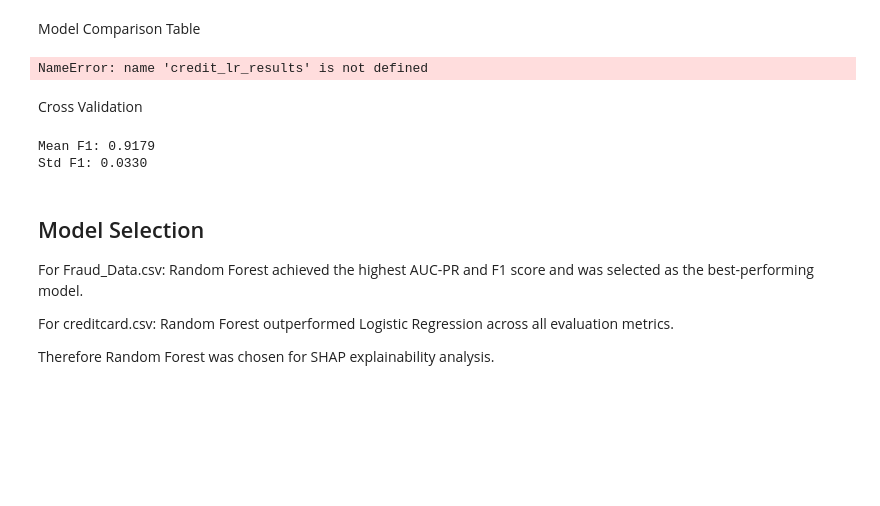
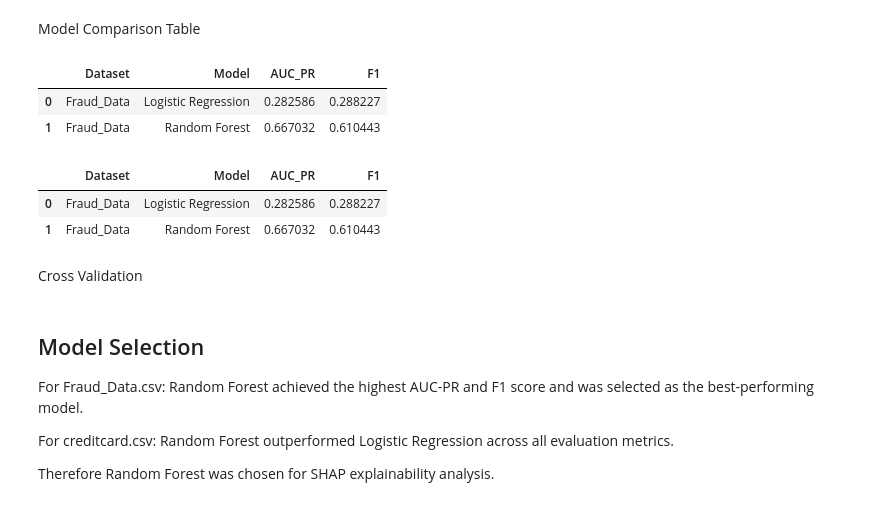
Before and after one commit to melimhur-eng/fraud-detection, a Jupyter notebook: notebooks/modeling.ipynb, the cells around one changed output. Cells and saved outputs as stored; diff of their text form; code cells hidden in the pictures; blank space fills up the shorter version.

```diff
--- a/notebooks/modeling.ipynb
+++ b/notebooks/modeling.ipynb
@@ -96,17 +99,17 @@ SMOTE
 # X_train_f = X_train_f.drop(columns=["device_id"])
 # X_test_f = X_test_f.drop(columns=["device_id"])
 
-X_train_f = pd.get_dummies(
-    X_train_f,
-    columns=[ "source", "browser", "sex"],
-    drop_first=True
-)
+# X_train_f = pd.get_dummies(
+#     X_train_f,
+#     columns=[ "source", "browser", "sex"],
+#     drop_first=True
+# )
 
-X_test_f = pd.get_dummies(
-    X_test_f,
-    columns=[ "source", "browser", "sex"],
-    drop_first=True
-)
+# X_test_f = pd.get_dummies(
+#     X_test_f,
+#     columns=[ "source", "browser", "sex"],
+#     drop_first=True
+# )
 
 # Ensure same columns in train and test
 X_train_f, X_test_f = X_train_f.align(
@@ -294,42 +297,48 @@ Model Comparison Table
 # %%
 comparison = pd.DataFrame({
     "Dataset": [
         "Fraud_Data",
         "Fraud_Data",
-        "CreditCard",
-        "CreditCard"
+        # "CreditCard",
+        # "CreditCard"
     ],
 
     "Model": [
         "Logistic Regression",
         "Random Forest",
-        "Logistic Regression",
-        "Random Forest"
+        # "Logistic Regression",
+        # "Random Forest"
     ],
 
     "AUC_PR": [
         fraud_lr_results["AUC_PR"],
         fraud_rf_results["AUC_PR"],
-        credit_lr_results["AUC_PR"],
-        credit_rf_results["AUC_PR"]
+        # credit_lr_results["AUC_PR"],
+        # credit_rf_results["AUC_PR"]
     ],
 
     "F1": [
         fraud_lr_results["F1"],
         fraud_rf_results["F1"],
-        credit_lr_results["F1"],
-        credit_rf_results["F1"]
+        # credit_lr_results["F1"],
+        # credit_rf_results["F1"]
     ]
 })
 
 comparison
 # %% [output]
-NameError: name 'credit_lr_results' is not defined
+|  | Dataset | Model | AUC_PR | F1 |
+| 0 | Fraud_Data | Logistic Regression | 0.282586 | 0.288227 |
+| 1 | Fraud_Data | Random Forest | 0.667032 | 0.610443 |
 # %%
 comparison.to_csv(
     "../reports/model_comparison.csv",
     index=False
 )
+# %% [output]
+|  | Dataset | Model | AUC_PR | F1 |
+| 0 | Fraud_Data | Logistic Regression | 0.282586 | 0.288227 |
+| 1 | Fraud_Data | Random Forest | 0.667032 | 0.610443 |
 # %% [markdown]
 Cross Validation
 # %%
@@ -350,9 +359,6 @@ print(
 print(
     f"Std F1: {scores.std():.4f}"
 )
-# %% [output]
-Mean F1: 0.9179
-Std F1: 0.0330
 # %% [markdown]
 ## Model Selection
 
```
Also changed, not shown: parts of 1 cell of this notebook, 2 other files.
